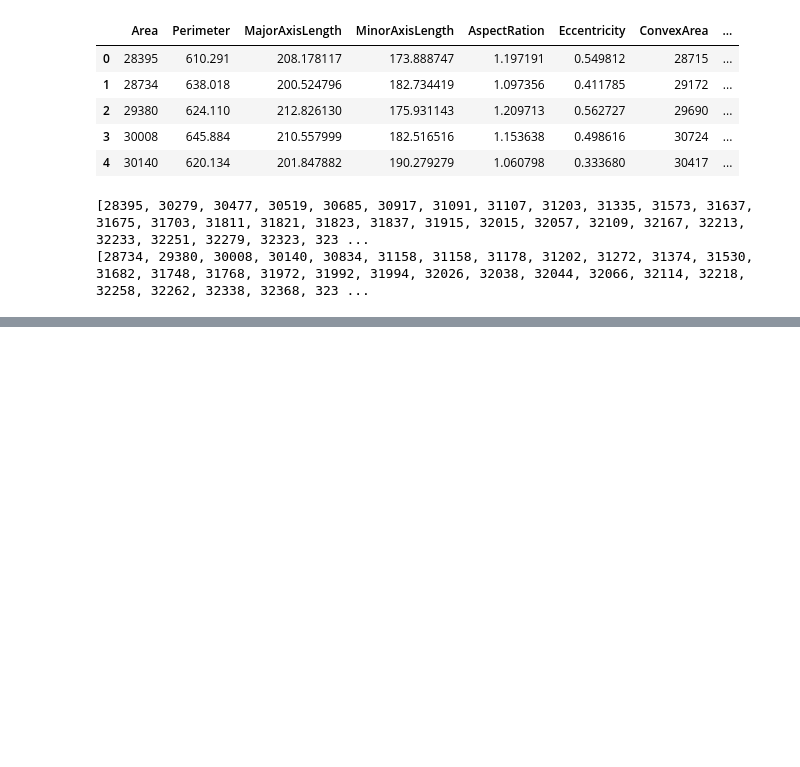
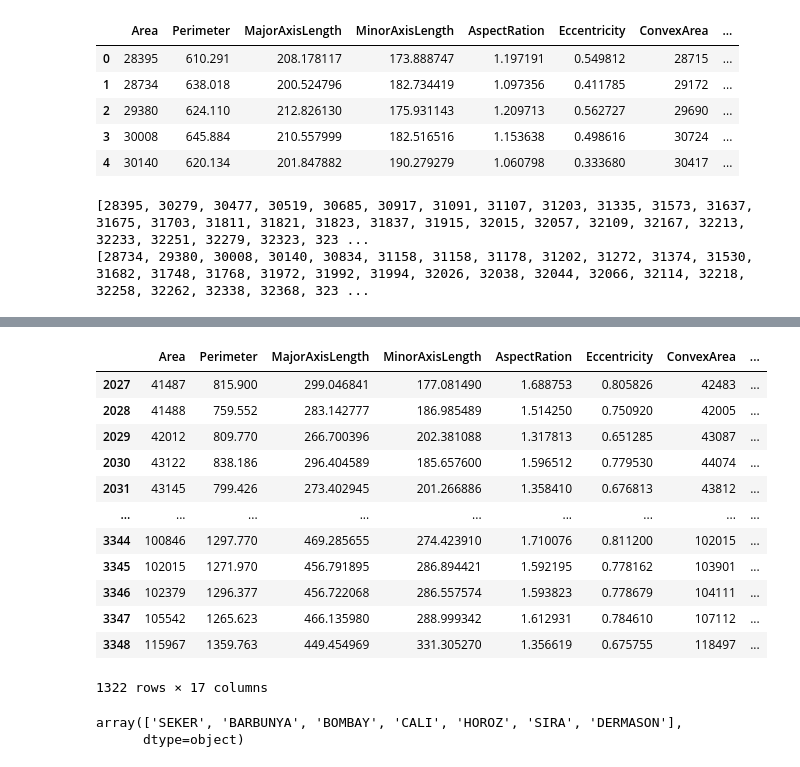
Before and after one commit to Elsiekiprop/Catch-up, a Jupyter notebook: Catch Up session.ipynb, the cells around one changed output, grey strips where cells are left out. Drawn from its saved outputs; the diff is of its cells as text; code cells hidden in the pictures; blank space fills up the shorter version.

```diff
--- a/Catch Up session.ipynb
+++ b/Catch Up session.ipynb
@@ -28,0 +139,21 @@ print (even_numbers)
+# %%
+df.loc[(df['Class']=='BARBUNYA')]
+# %% [output]
+|  | Area | Perimeter | MajorAxisLength | MinorAxisLength | AspectRation | Eccentricity | ConvexArea | ... |
+| 2027 | 41487 | 815.900 | 299.046841 | 177.081490 | 1.688753 | 0.805826 | 42483 | ... |
+| 2028 | 41488 | 759.552 | 283.142777 | 186.985489 | 1.514250 | 0.750920 | 42005 | ... |
+| 2029 | 42012 | 809.770 | 266.700396 | 202.381088 | 1.317813 | 0.651285 | 43087 | ... |
+| 2030 | 43122 | 838.186 | 296.404589 | 185.657600 | 1.596512 | 0.779530 | 44074 | ... |
+| 2031 | 43145 | 799.426 | 273.402945 | 201.266886 | 1.358410 | 0.676813 | 43812 | ... |
+| ... | ... | ... | ... | ... | ... | ... | ... | ... |
+| 3344 | 100846 | 1297.770 | 469.285655 | 274.423910 | 1.710076 | 0.811200 | 102015 | ... |
+| 3345 | 102015 | 1271.970 | 456.791895 | 286.894421 | 1.592195 | 0.778162 | 103901 | ... |
+| 3346 | 102379 | 1296.377 | 456.722068 | 286.557574 | 1.593823 | 0.778679 | 104111 | ... |
+| 3347 | 105542 | 1265.623 | 466.135980 | 288.999342 | 1.612931 | 0.784610 | 107112 | ... |
+| 3348 | 115967 | 1359.763 | 449.454969 | 331.305270 | 1.356619 | 0.675755 | 118497 | ... |
+1322 rows × 17 columns
+# %%
+df['Class'].unique()
+# %% [output]
+array(['SEKER', 'BARBUNYA', 'BOMBAY', 'CALI', 'HOROZ', 'SIRA', 'DERMASON'],
+      dtype=object)
```
Also changed, not shown: parts of 10 cells of this notebook.
